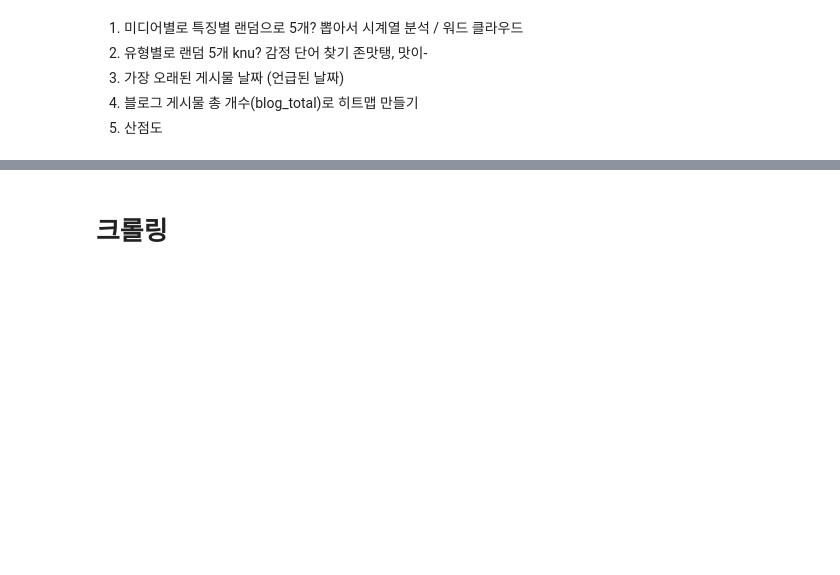
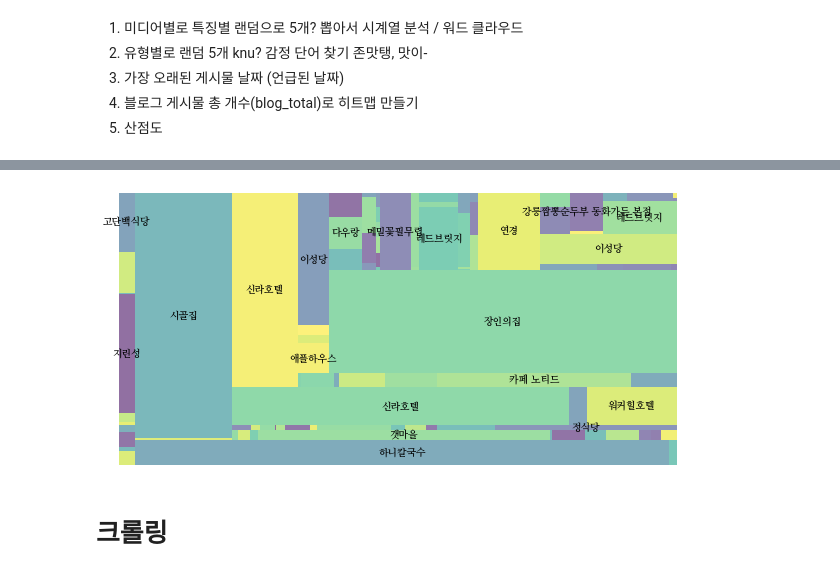
Before and after one commit to moonheee/restaurant-for-media, a Jupyter notebook: naver_blog.ipynb, the cells around one changed output, grey strips where cells are left out. Drawn from its saved outputs; the diff is of its cells as text; code cells hidden in the pictures; blank space fills up the shorter version.

```diff
--- a/naver_blog.ipynb
+++ b/naver_blog.ipynb
@@ -77,2 +185,25 @@ display(naver_total)
+# %%
+# 나무맵 : 항목별 5개씩
+rastaurant = pd.read_excel("./output/음식점 모음.xlsx", sheet_name="Sheet1")
+rastaurant = rastaurant.head(5)
+temp = pd.DataFrame()
+연예인 = ["이영자", "백종원", "성시경", "신동엽", "최자", "비(정지훈)", "문세윤", "김준현"]
+유튜버 = ["더들리", "츄릅켠"]
+방송프로그램 = ["수요미식회", "생생정보통", "전참시", "생활의 달인", "6시 내 고향", "골목식당", "생방송 오늘 저녁", "모닝 와이드", "맛있는 녀석들", "생방송 투데이"]
+names = 연예인 + 유튜버 + 방송프로그램
+for name in names:
+    for i in range(len(rastaurant[name])):
+        mask = (data["resource"] == name) & (data["restaurant"] == rastaurant[name][i])
+        temp = temp.append(data.loc[mask].head(1))
+# 라벨 구하기
+temp.loc[temp["blogTotal"] <= 20000,"restaurant"] = ""
+# 그래프 그리기
+plt.figure(figsize=(10,5))
+squarify.plot(sizes=temp["blogTotal"], label = temp["restaurant"], alpha=0.6)
+plt.axis('off')
+plt.savefig('./output/treemap2.png')
+plt.show()
+# %% [output]
+[figure, added]
 # %% [markdown]
 # 크롤링
```
Also changed, not shown: parts of 15 cells of this notebook, 3 other files.
